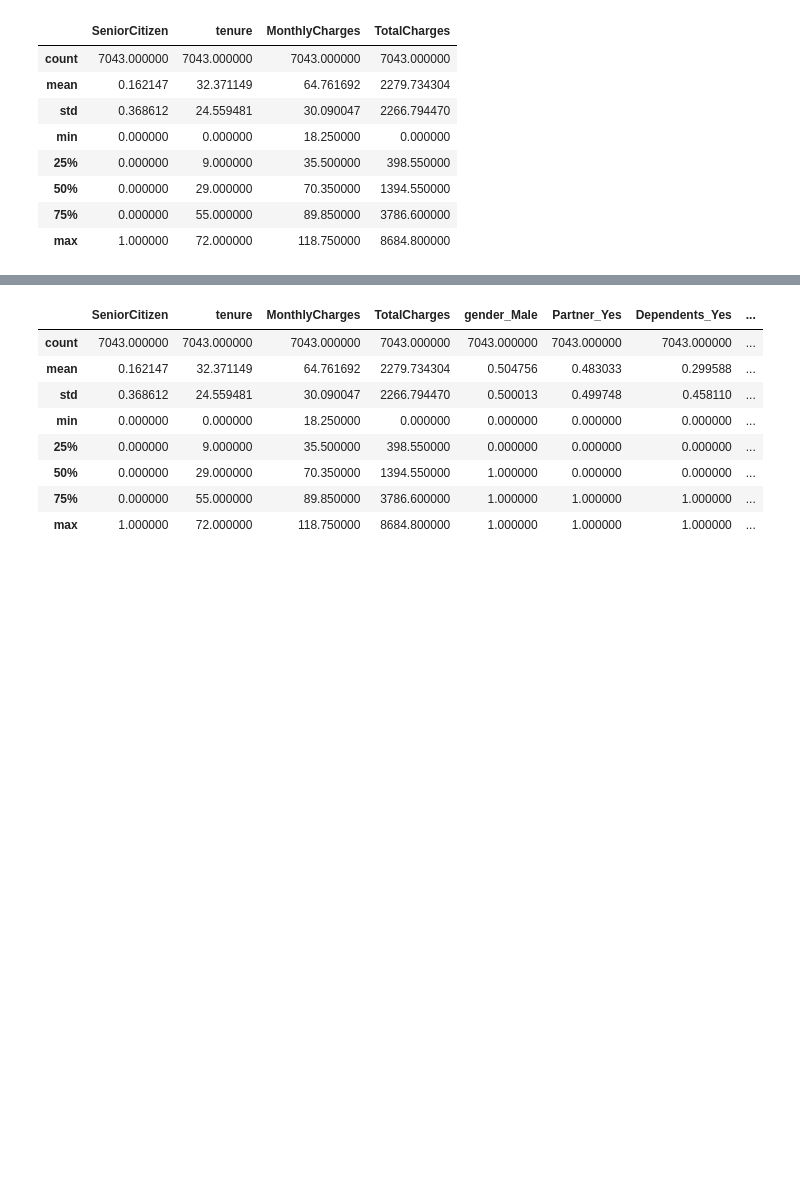
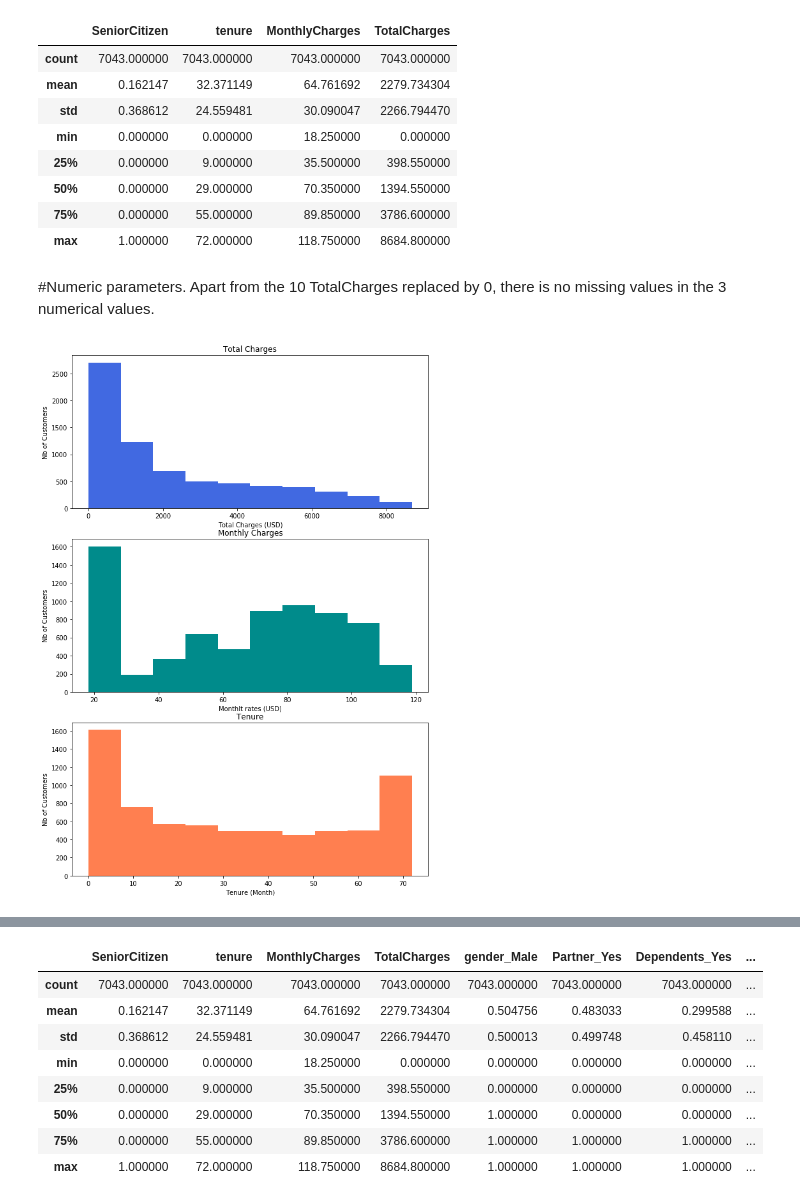
Before and after one commit to percevalve/test, a Jupyter notebook: Visualisation churn.ipynb, the cells around one changed output, grey strips where cells are left out. Saved outputs shown, nothing was run; the diff lists cells and outputs as text; code cells hidden in the pictures; blank space fills up the shorter version.

```diff
--- a/Visualisation churn.ipynb
+++ b/Visualisation churn.ipynb
@@ -91,3 +120,30 @@ data.describe()
 | 50% | 0.000000 | 29.000000 | 70.350000 | 1394.550000 |
 | 75% | 0.000000 | 55.000000 | 89.850000 | 3786.600000 |
 | max | 1.000000 | 72.000000 | 118.750000 | 8684.800000 |
+# %% [markdown]
+#Numeric parameters.
+Apart from the 10 TotalCharges replaced by 0, there is no missing values in the 3 numerical values.
+# %%
+plt.figure(figsize=(10, 15))
+plt.subplot(3, 1, 1)
+plt.hist(data.TotalCharges,color='royalblue')
+plt.title('Total Charges',loc='center')
+plt.ylabel('Nb of Customers')
+plt.xlabel('Total Charges (USD)')
+
+plt.subplot(3, 1, 2)
+plt.hist(data.MonthlyCharges,color='darkcyan')
+plt.title('Monthly Charges')
+plt.ylabel('Nb of Customers')
+plt.xlabel('Monthlt rates (USD)')
+
+
+plt.subplot(3, 1, 3)
+plt.hist(data.tenure,color="coral")
+plt.title('Tenure')
+plt.ylabel('Nb of Customers')
+plt.xlabel('Tenure (Month)')
+
+plt.show()
+# %% [output]
+[figure, added]
```
Also changed, not shown: parts of 28 cells of this notebook.
